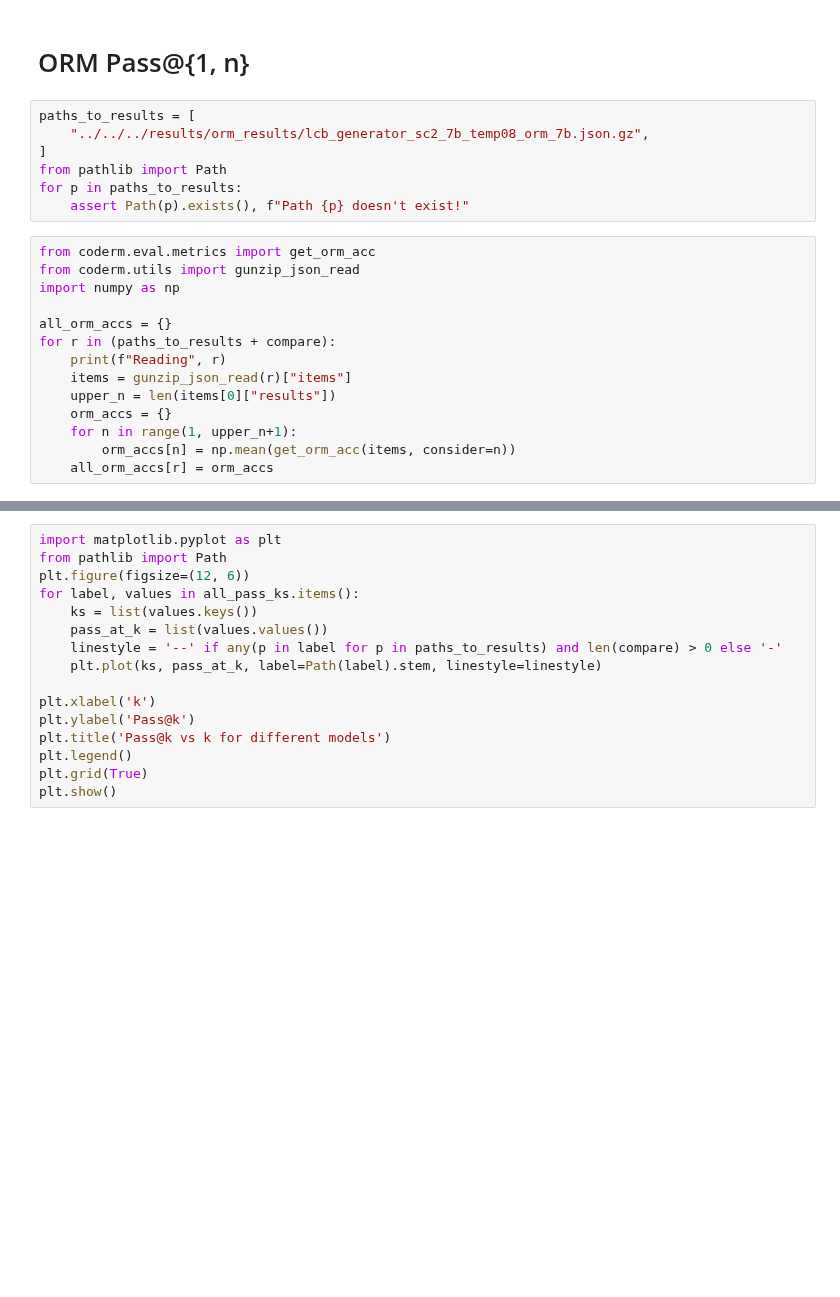
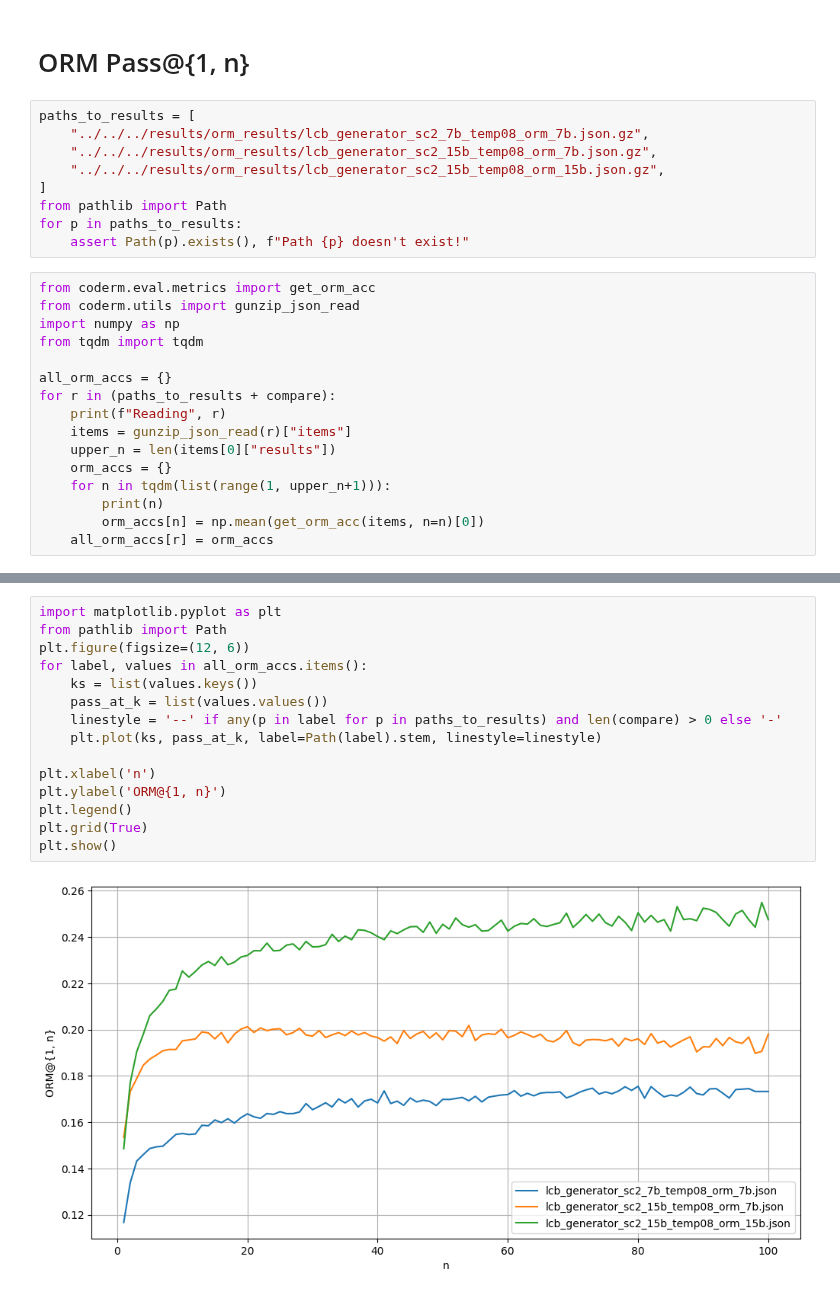
Before and after one commit to cassanof/CodeRM, a Jupyter notebook: coderm/eval/visualizations/graph_pass_k.ipynb, the cells around one changed output, grey strips where cells are left out. Saved outputs shown, nothing was run; the diff lists cells and outputs as text; blank space fills up the shorter version.

```diff
--- a/coderm/eval/visualizations/graph_pass_k.ipynb
+++ b/coderm/eval/visualizations/graph_pass_k.ipynb
@@ -53,6 +53,8 @@ plt.show()
 # %%
 paths_to_results = [
     "../../../results/orm_results/lcb_generator_sc2_7b_temp08_orm_7b.json.gz",
+    "../../../results/orm_results/lcb_generator_sc2_15b_temp08_orm_7b.json.gz",
+    "../../../results/orm_results/lcb_generator_sc2_15b_temp08_orm_15b.json.gz",
 ]
 from pathlib import Path
 for p in paths_to_results:
@@ -61,6 +63,7 @@ for p in paths_to_results:
 from coderm.eval.metrics import get_orm_acc
 from coderm.utils import gunzip_json_read
 import numpy as np
+from tqdm import tqdm
 
 all_orm_accs = {}
 for r in (paths_to_results + compare):
@@ -68,7 +71,8 @@ for r in (paths_to_results + compare):
     items = gunzip_json_read(r)["items"]
     upper_n = len(items[0]["results"])
     orm_accs = {}
-    for n in range(1, upper_n+1):
-        orm_accs[n] = np.mean(get_orm_acc(items, consider=n))
+    for n in tqdm(list(range(1, upper_n+1))):
+        print(n)
+        orm_accs[n] = np.mean(get_orm_acc(items, n=n)[0])
     all_orm_accs[r] = orm_accs
 # %% [output]
@@ -76,16 +104,17 @@ Reading ../../../results/orm_results/lcb_generator_sc2_7b_temp08_orm_7b.json.gz
 # %%
 import matplotlib.pyplot as plt
 from pathlib import Path
 plt.figure(figsize=(12, 6))
-for label, values in all_pass_ks.items():
+for label, values in all_orm_accs.items():
     ks = list(values.keys())
     pass_at_k = list(values.values())
     linestyle = '--' if any(p in label for p in paths_to_results) and len(compare) > 0 else '-'
     plt.plot(ks, pass_at_k, label=Path(label).stem, linestyle=linestyle)
 
-plt.xlabel('k')
-plt.ylabel('Pass@k')
-plt.title('Pass@k vs k for different models')
+plt.xlabel('n')
+plt.ylabel('ORM@{1, n}')
 plt.legend()
 plt.grid(True)
 plt.show()
+# %% [output]
+[figure, added]
```
Also changed, not shown: parts of 1 cell of this notebook, 1 other file.
